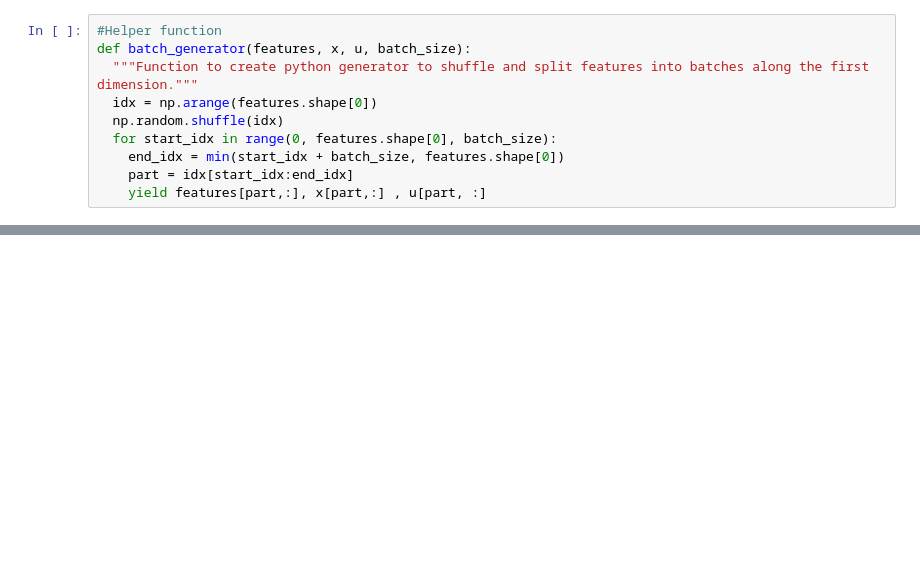
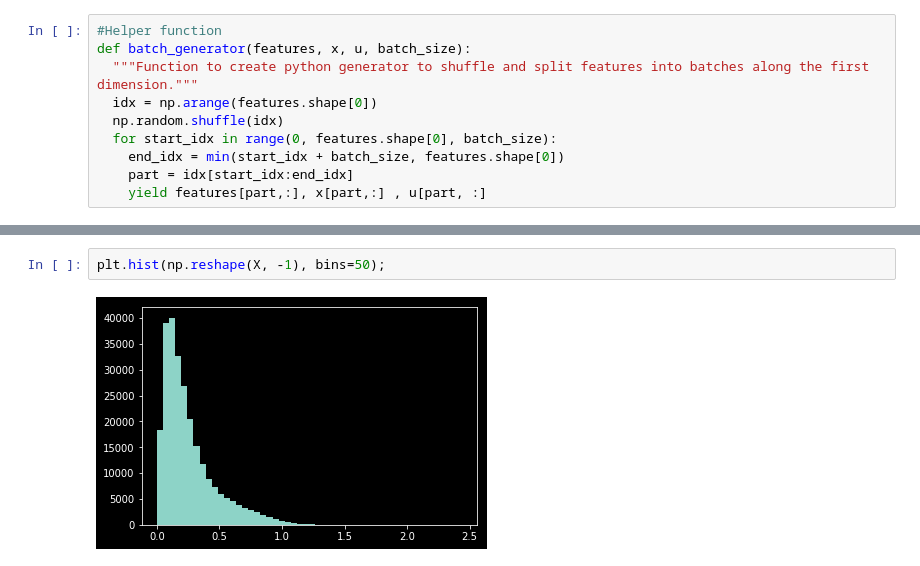
Before and after one commit to dauparas/tensorflow_examples, a Jupyter notebook: VAE_with_latent_subspaces.ipynb, the cells around one changed output, grey strips where cells are left out. Cells and saved outputs as stored; diff of their text form; blank space fills up the shorter version.

```diff
--- a/VAE_with_latent_subspaces.ipynb
+++ b/VAE_with_latent_subspaces.ipynb
@@ -247,3 +303,7 @@ array([0.111794, 0.221231, 0.159118, ..., 0.746477, 0.893983, 0.009584])
+# %%
+plt.hist(np.reshape(X, -1), bins=50);
+# %% [output]
+[figure, added]
 # %%
 # def configure_plotly_browser_state():
 #   import IPython
```
Also changed, not shown: parts of 12 cells of this notebook.
